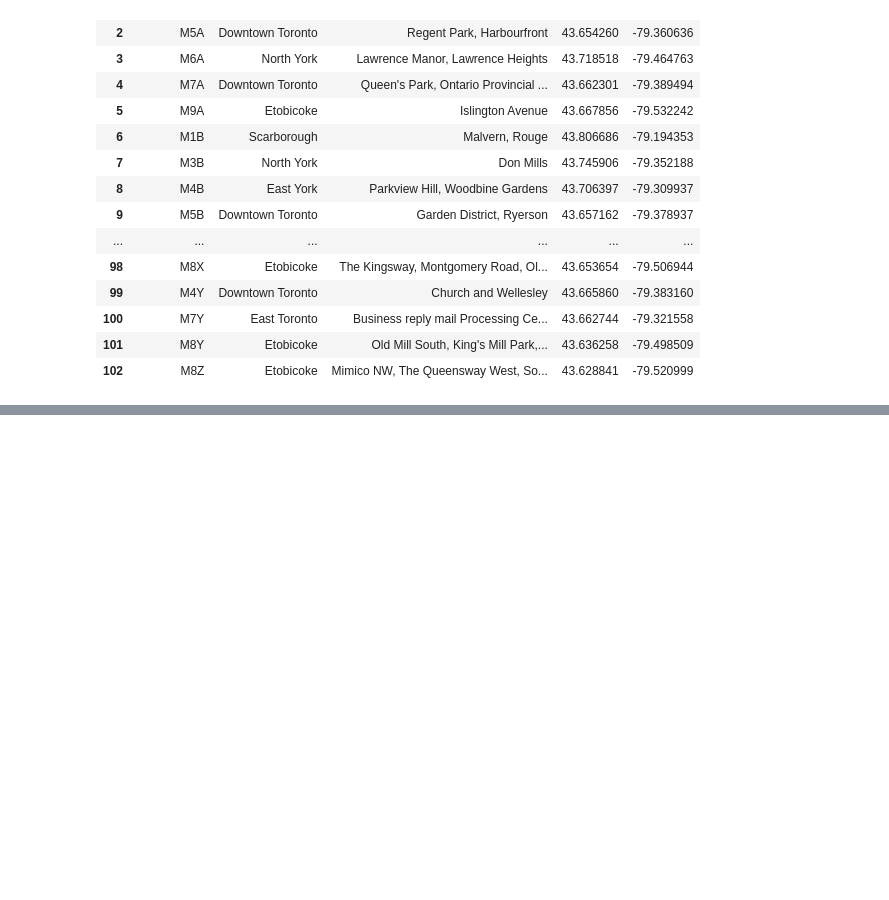
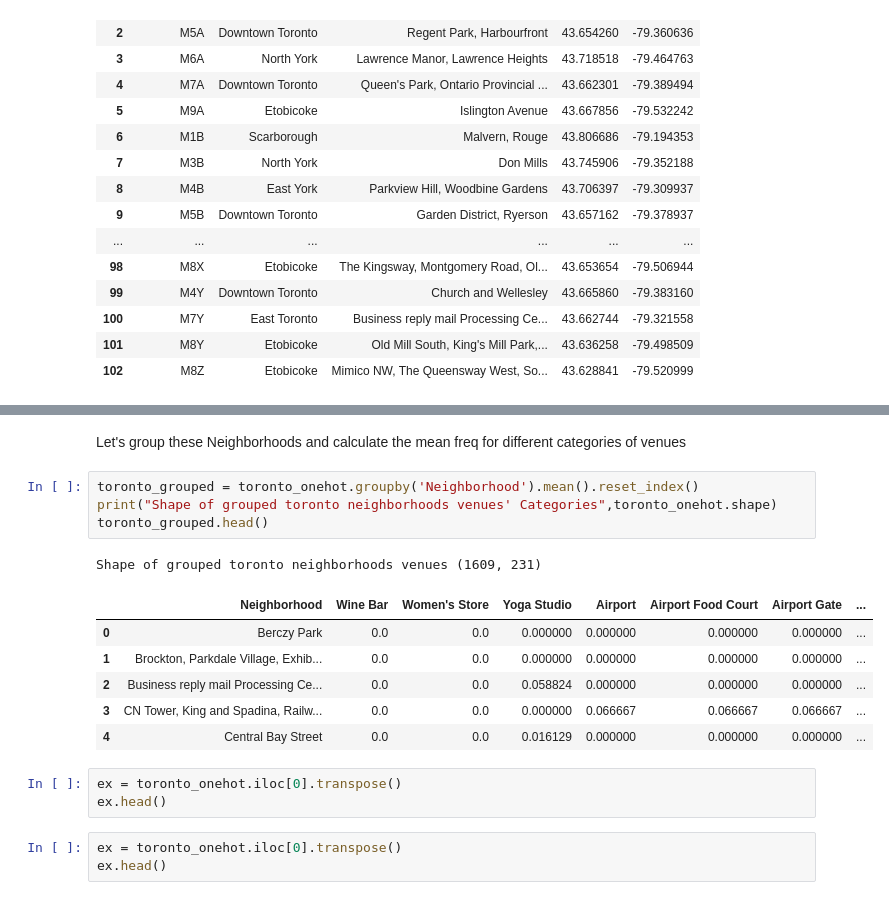
Before and after one commit to Manik-Kapil/Coursera_Capstone, a Jupyter notebook: Segmenting and Clustering Neighborhoods in Toronto.ipynb, the cells around one changed output, grey strips where cells are left out. Saved outputs shown, nothing was run; the diff lists cells and outputs as text; blank space fills up the shorter version.

```diff
--- a/Segmenting and Clustering Neighborhoods in Toronto.ipynb
+++ b/Segmenting and Clustering Neighborhoods in Toronto.ipynb
@@ -93,0 +417,20 @@ merged_df
+# %% [markdown]
+<p> Let's group these Neighborhoods and calculate the mean freq for different categories of venues </p>
+# %%
+toronto_grouped = toronto_onehot.groupby('Neighborhood').mean().reset_index()
+print("Shape of grouped toronto neighborhoods venues' Categories",toronto_onehot.shape)
+toronto_grouped.head()
+# %% [output]
+Shape of grouped toronto neighborhoods venues (1609, 231)
+|  | Neighborhood | Wine Bar | Women's Store | Yoga Studio | Airport | Airport Food Court | Airport Gate | ... |
+| 0 | Berczy Park | 0.0 | 0.0 | 0.000000 | 0.000000 | 0.000000 | 0.000000 | ... |
+| 1 | Brockton, Parkdale Village, Exhib... | 0.0 | 0.0 | 0.000000 | 0.000000 | 0.000000 | 0.000000 | ... |
+| 2 | Business reply mail Processing Ce... | 0.0 | 0.0 | 0.058824 | 0.000000 | 0.000000 | 0.000000 | ... |
+| 3 | CN Tower, King and Spadina, Railw... | 0.0 | 0.0 | 0.000000 | 0.066667 | 0.066667 | 0.066667 | ... |
+| 4 | Central Bay Street | 0.0 | 0.0 | 0.016129 | 0.000000 | 0.000000 | 0.000000 | ... |
+# %%
+ex = toronto_onehot.iloc[0].transpose()
+ex.head()
+# %%
+ex = toronto_onehot.iloc[0].transpose()
+ex.head()
```
Also changed, not shown: parts of 40 cells of this notebook.
